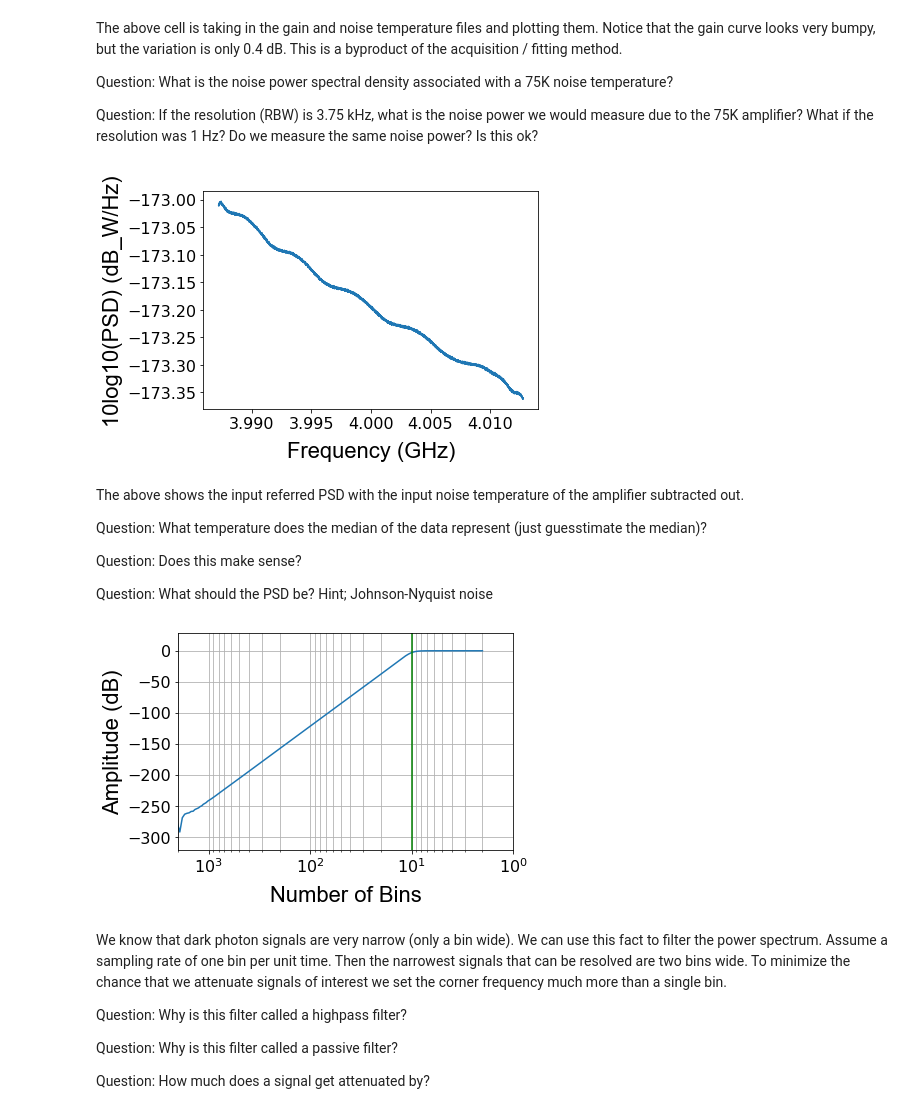
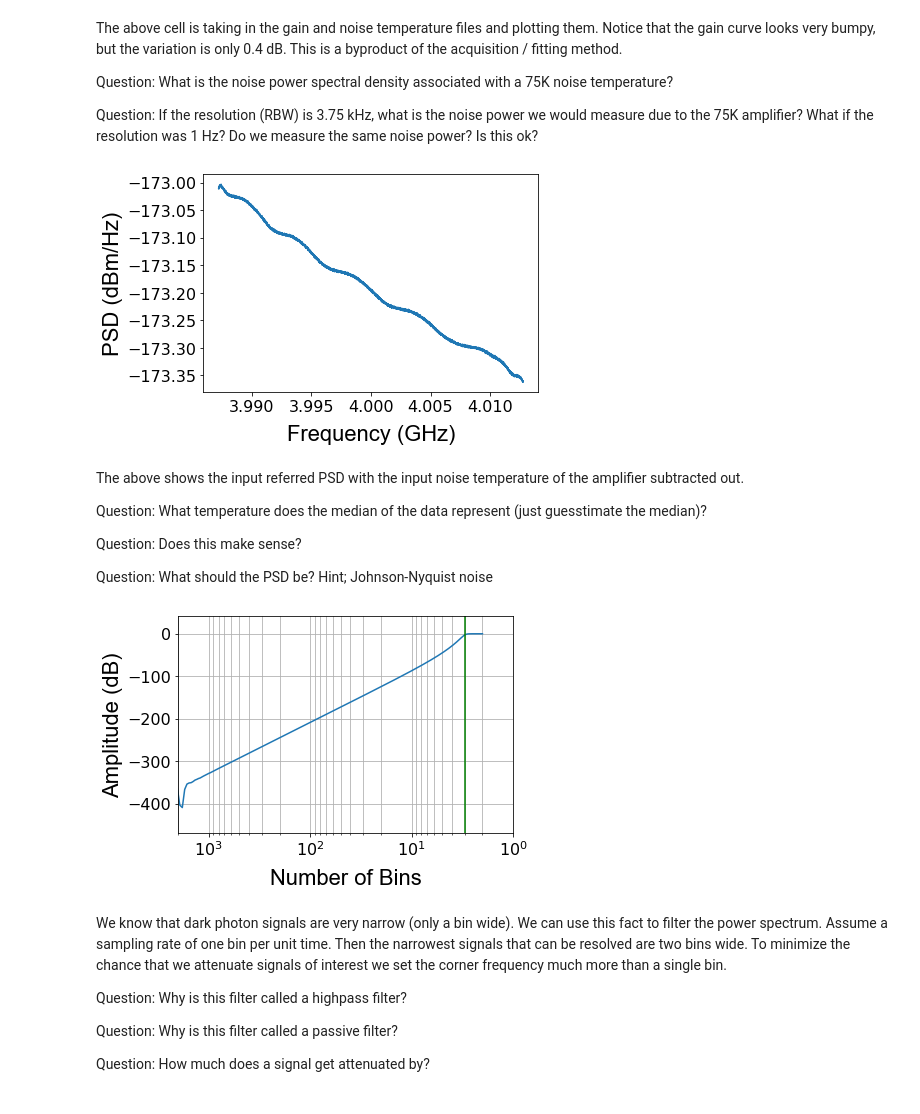
Before and after one commit to josephmlev/darkRadio, a Jupyter notebook: HEPCAT_2022/HEPCAT_Analysis.ipynb, the cells around one changed output. Drawn from its saved outputs; the diff is of its cells as text; code cells hidden in the pictures.

```diff
--- a/HEPCAT_2022/HEPCAT_Analysis.ipynb
+++ b/HEPCAT_2022/HEPCAT_Analysis.ipynb
@@ -173,23 +174,23 @@ Question: If the resolution (RBW) is 3.75 kHz, what is the noise power we would
 # %%
 # Linearly interpolate gain values for all frequency bins in the acquired data
 gainInterp = 10**(np.interp(dataFreqs, gainFitFreqs, gainFitAmps)/10.)
 
 # Linearly interpolate noise temperature values for all frequency bins in the acquired data
 # and conver to noise power
 nfInterp = np.interp(dataFreqs, nfFreqs, nfVals)*(1.381*10**-23)*3750
 
 # Subtract off the noise power and divide by the interpolated gain
 dataCorrected = dataLin / gainInterp - nfInterp
 
 # Plot power spectral density vs. frequency
 plt.plot(dataFreqs/10**9, 10*np.log10(dataCorrected*1000/3750.))
 plt.xlabel('Frequency (GHz)', labelpad = labelpadVal, **label_font)
-plt.ylabel('10log10(PSD) (dB_W/Hz)', **label_font)
+plt.ylabel(r'PSD (dBm/Hz)', **label_font)
 plt.xticks(fontsize = tickSize)
 plt.yticks(fontsize = tickSize)
 plt.show()
 # %% [output]
-[figure, old version]
+[figure, new version]
 # %% [markdown]
 The above shows the input referred PSD with the input noise temperature
 of the amplifier subtracted out.
@@ -204,7 +205,7 @@ Question: What should the PSD be? Hint; Johnson-Nyquist noise
 fs = len(dataFreqs)
 
 # Cutoff in number of bins
-fc = 10
+fc = 3
 
 # Normalize the frequency in term of Nyquist
 fcNorm = 2./(fc)
@@ -232,7 +233,7 @@ plt.xticks(fontsize = tickSize)
 plt.yticks(fontsize = tickSize)
 plt.show()
 # %% [output]
-[figure, old version]
+[figure, new version]
 # %% [markdown]
 We know that dark photon signals are very narrow (only a bin wide). We can use this fact to filter the power spectrum. Assume a sampling rate of one bin per unit time. Then the narrowest signals that can be resolved are two bins wide. To minimize the chance that we attenuate signals of interest we set the corner frequency much more than a single bin.
 
```
Also changed, not shown: parts of 6 cells of this notebook, 1 other file.
